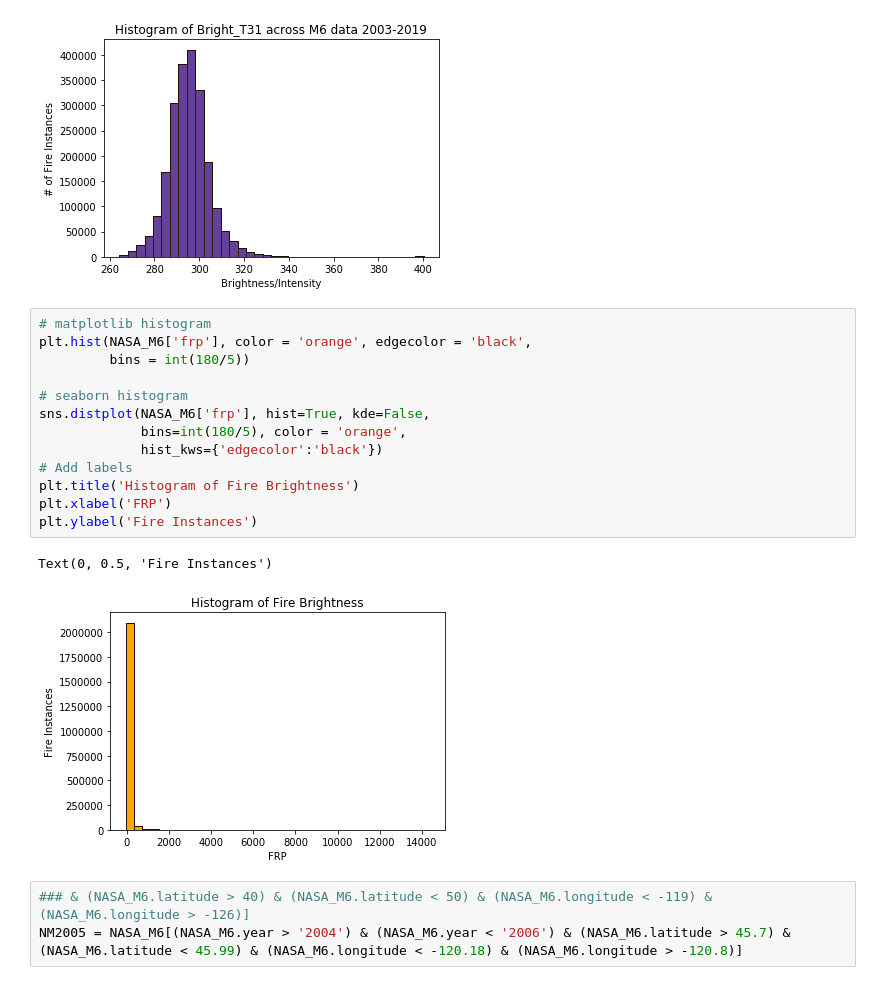
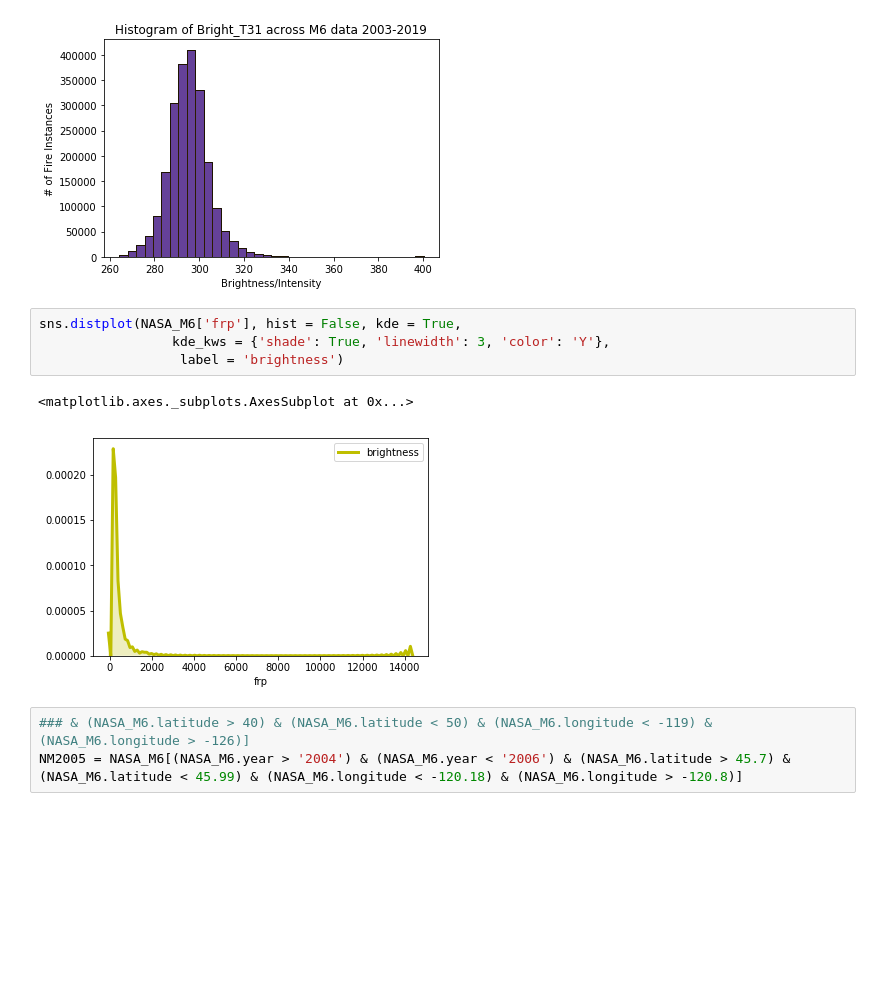
Before and after one commit to NahidGithub/Predicting-Wildfires, a Jupyter notebook: experimental code/NASA-HH.ipynb, the cells around one changed output. Cells and saved outputs as stored; diff of their text form; blank space fills up the shorter version.

```diff
--- a/experimental code/NASA-HH.ipynb
+++ b/experimental code/NASA-HH.ipynb
@@ -183,22 +223,13 @@ plt.ylabel('# of Fire Instances')
 # %% [output]
 Text(0, 0.5, '# of Fire Instances')
 [figure]
-# %%
-# matplotlib histogram
-plt.hist(NASA_M6['frp'], color = 'orange', edgecolor = 'black',
-         bins = int(180/5))
-
-# seaborn histogram
-sns.distplot(NASA_M6['frp'], hist=True, kde=False,
-             bins=int(180/5), color = 'orange',
-             hist_kws={'edgecolor':'black'})
-# Add labels
-plt.title('Histogram of Fire Brightness')
-plt.xlabel('FRP')
-plt.ylabel('Fire Instances')
-# %% [output]
-Text(0, 0.5, 'Fire Instances')
-[figure, removed]
+# %%
+sns.distplot(NASA_M6['frp'], hist = False, kde = True,
+                 kde_kws = {'shade': True, 'linewidth': 3, 'color': 'Y'},
+                  label = 'brightness')
+# %% [output]
+<matplotlib.axes._subplots.AxesSubplot at 0x...>
+[figure, added]
 # %%
 ### & (NASA_M6.latitude > 40) & (NASA_M6.latitude < 50) & (NASA_M6.longitude < -119) & (NASA_M6.longitude > -126)]
 NM2005 = NASA_M6[(NASA_M6.year > '2004') & (NASA_M6.year < '2006') & (NASA_M6.latitude > 45.7) & (NASA_M6.latitude < 45.99) & (NASA_M6.longitude < -120.18) & (NASA_M6.longitude > -120.8)]
```
Also changed, not shown: parts of 18 cells of this notebook, 1 other file.
